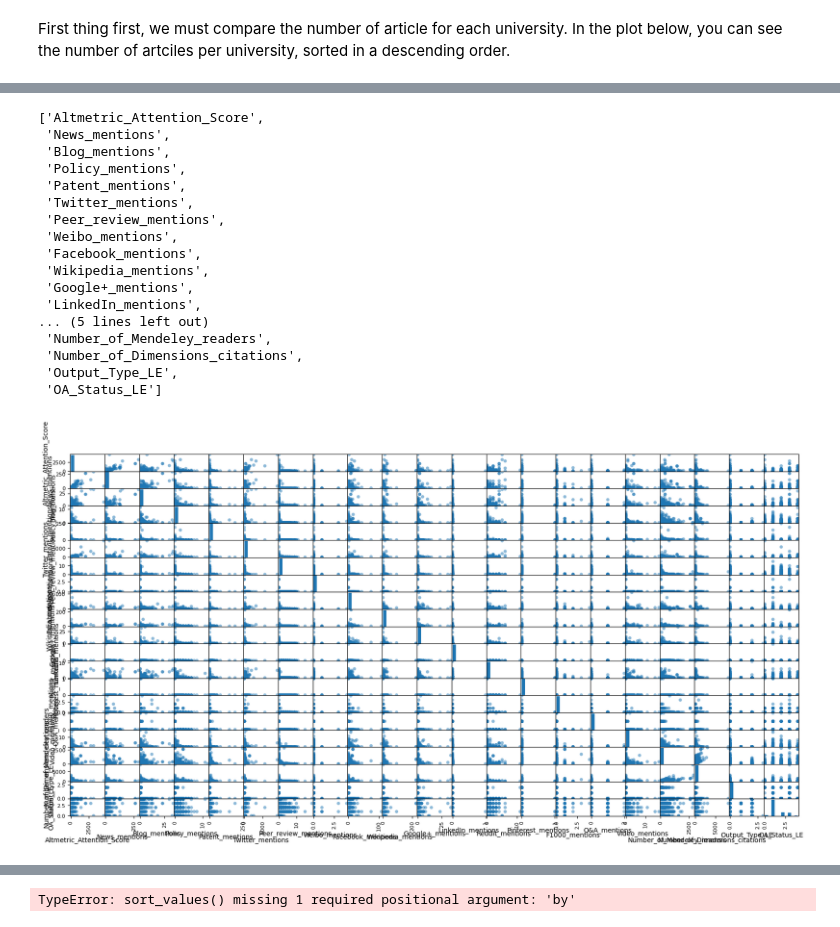
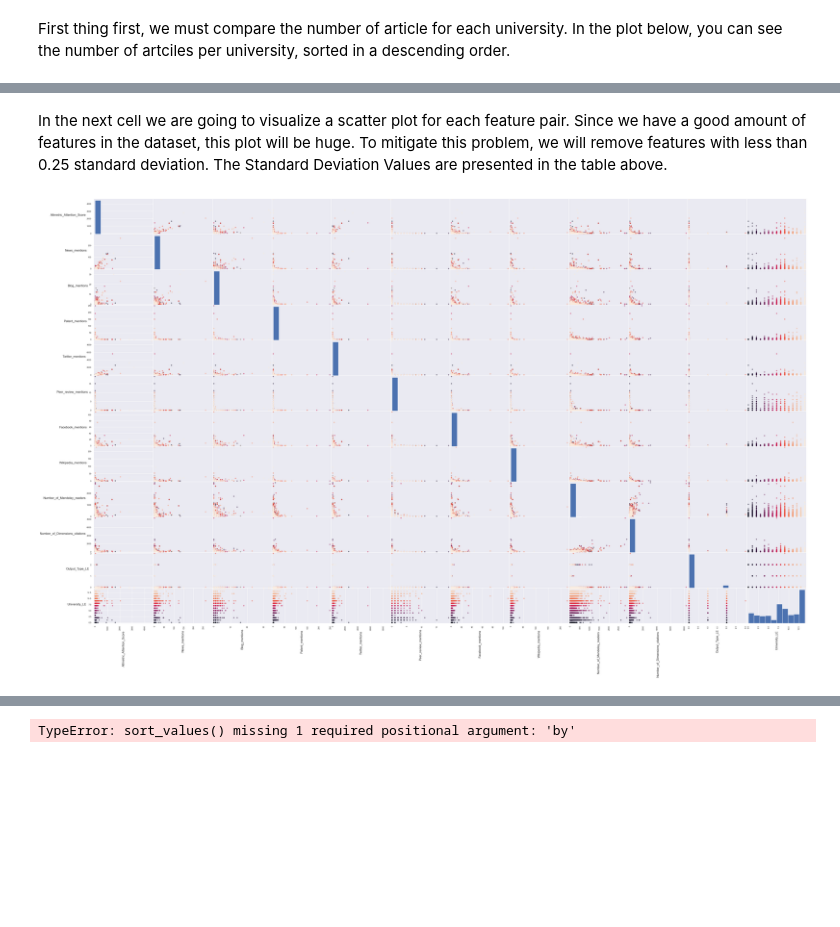
Before and after one commit to SimplyRamin/AlMetric-Research-Paper, a Jupyter notebook: EDA V1.0.ipynb, the cells around one changed output, grey strips where cells are left out. Drawn from its saved outputs; the diff is of its cells as text; code cells hidden in the pictures; blank space fills up the shorter version.

```diff
--- a/EDA V1.0.ipynb
+++ b/EDA V1.0.ipynb
@@ -114,31 +117,24 @@ df.describe()
 | 50% | 1.000000 | 0.000000 | 0.000000 | 0.000000 | 0.000000 | ... |
 | 75% | 2.000000 | 0.000000 | 0.000000 | 0.000000 | 0.000000 | ... |
 | max | 4568.000000 | 290.000000 | 34.000000 | 12.000000 | 248.000000 | ... |
-# %%
-list(df.describe().columns)
-# %% [output]
-['Altmetric_Attention_Score',
- 'News_mentions',
- 'Blog_mentions',
- 'Policy_mentions',
- 'Patent_mentions',
- 'Twitter_mentions',
- 'Peer_review_mentions',
- 'Weibo_mentions',
- 'Facebook_mentions',
- 'Wikipedia_mentions',
- 'Google+_mentions',
- 'LinkedIn_mentions',
-... (5 lines left out)
- 'Number_of_Mendeley_readers',
- 'Number_of_Dimensions_citations',
- 'Output_Type_LE',
- 'OA_Status_LE']
-# %%
-pd.plotting.scatter_matrix(df[list(df.describe().columns)], figsize=(20, 10), s=100)
-plt.show()
-# %% [output]
-[figure, removed]
+# %% [markdown]
+In the next cell we are going to visualize a scatter plot for each feature pair. Since we have a good amount of features in the dataset, this plot will be huge. To mitigate this problem, we will remove features with less than 0.25 standard deviation. The Standard Deviation Values are presented in the table above.
+# %%
+target_features = list(df.describe().columns[:-2])
+temp = []
+for feature in target_features:
+    if df.describe()[feature]['std'] >= 0.25:
+        temp.append(feature)
+target_features = temp
+target_features.append('University_LE')
+axes = pd.plotting.scatter_matrix(df[target_features], figsize=(50, 30), s=100, c=df.University_LE)
+for ax in axes.flatten():
+    ax.xaxis.label.set_rotation(90)
+    ax.yaxis.label.set_rotation(0)
+    ax.yaxis.label.set_ha('right')
+plt.show()
+# %% [output]
+[figure, added]
 # %%
 df.head()
 # %% [output]
```
Also changed, not shown: parts of 5 cells of this notebook.
